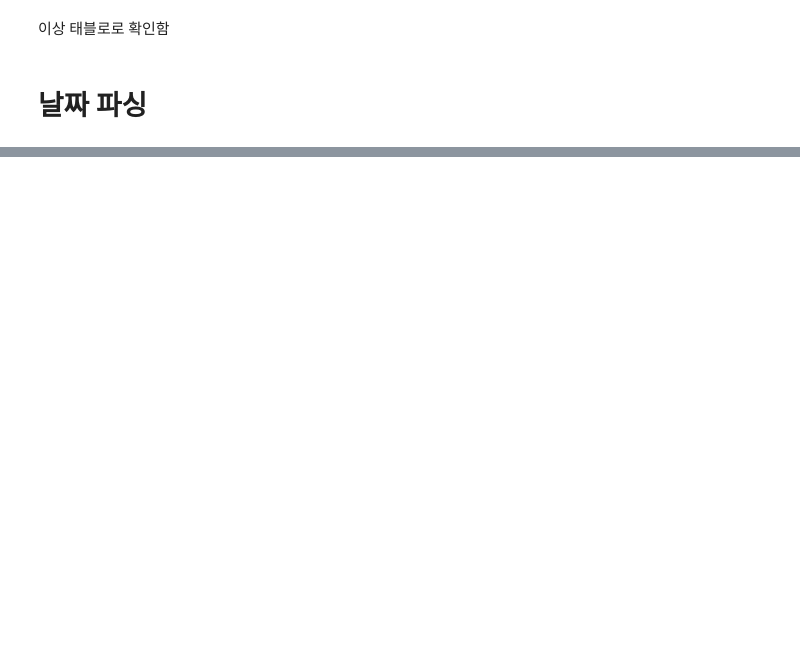
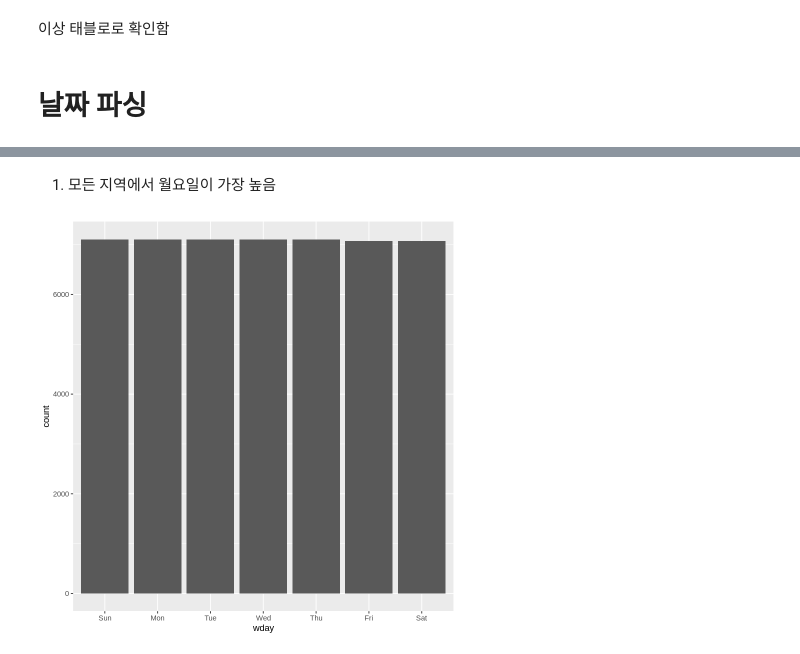
Before and after one commit to min02yam/Prediction-of-Cardiovascular-Disease-Incidence-using-machine-learning, a Jupyter notebook: hospital_Eda.ipynb, the cells around one changed output, grey strips where cells are left out. Cells and saved outputs as stored; diff of their text form; code cells hidden in the pictures; blank space fills up the shorter version.

```diff
--- a/hospital_Eda.ipynb
+++ b/hospital_Eda.ipynb
@@ -285,0 +370,7 @@ ERROR: ignored
+# %% [markdown]
+1. 모든 지역에서 월요일이 가장 높음
+# %%
+ggplot(df_date, aes(wday)) +
+  geom_bar()
+# %% [output]
+[figure, added]
```
Also changed, not shown: parts of 22 cells of this notebook.
